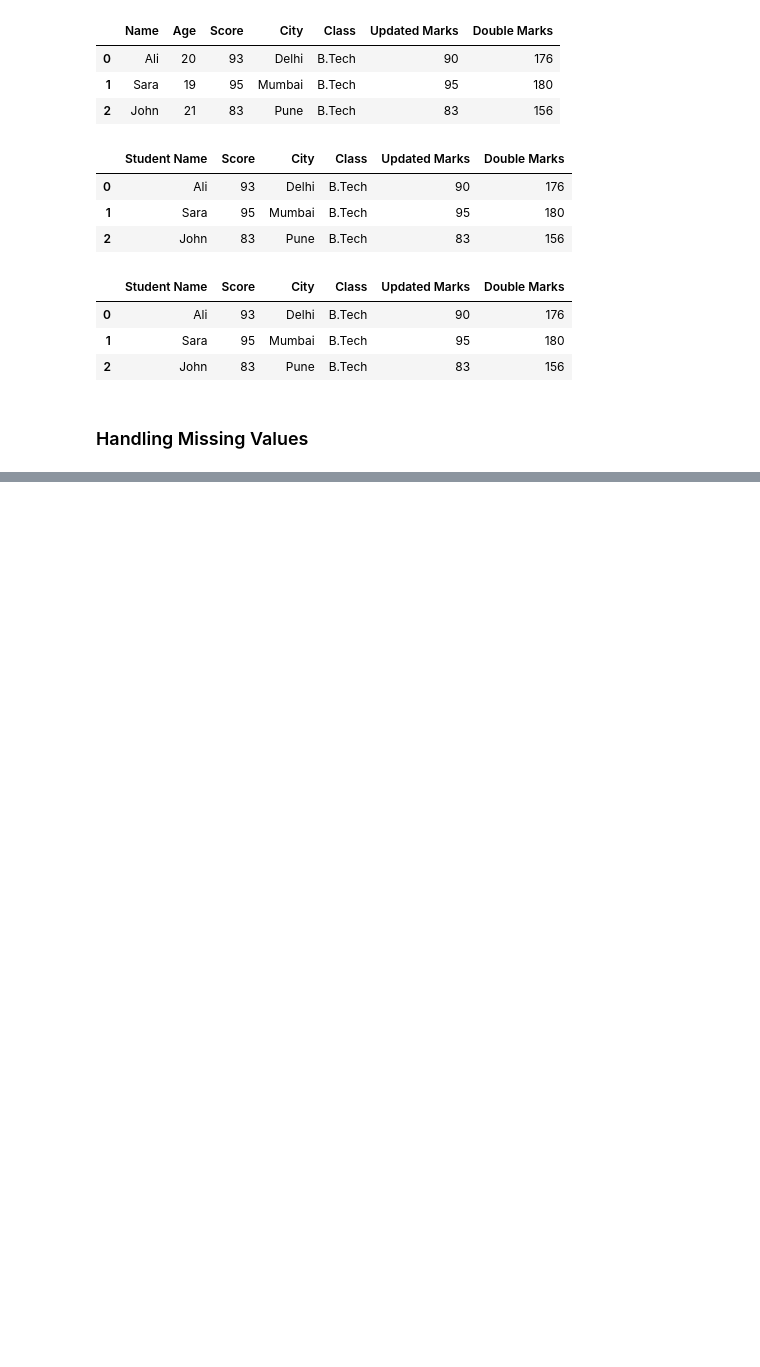
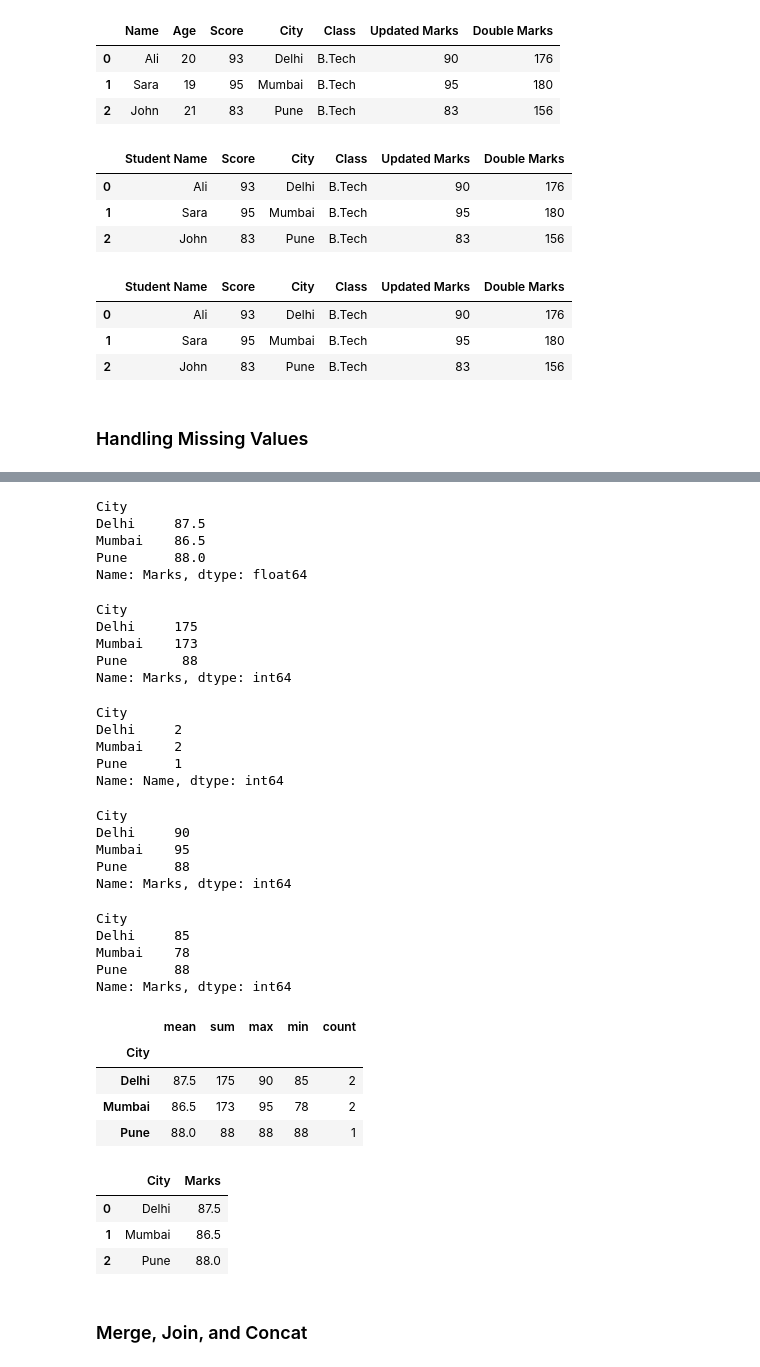
Before and after one commit to Sumaira-K/Python-Libraries, a Jupyter notebook: Pandas/Pandas_practice.ipynb, the cells around one changed output, grey strips where cells are left out. Saved outputs shown, nothing was run; the diff lists cells and outputs as text; code cells hidden in the pictures; blank space fills up the shorter version.

Commit message:
Updated Pandas practice notebook

```diff
--- a/Pandas/Pandas_practice.ipynb
+++ b/Pandas/Pandas_practice.ipynb
@@ -568,0 +730,12 @@ df.drop("Age", axis=1)
+# %%
+import pandas as pd
+
+data = {
+    "Name": ["Ali", "Sara", "John", "Emma", "David"],
+    "City": ["Delhi", "Delhi", "Mumbai", "Mumbai", "Pune"],
+    "Marks": [85, 90, 78, 95, 88]
+}
+
+df = pd.DataFrame(data)
+
+print(df)
@@ -568,0 +753,57 @@ df.drop("Age", axis=1)
+# %%
+df.groupby("City")["Marks"].mean()
+# %% [output]
+City
+Delhi     87.5
+Mumbai    86.5
+Pune      88.0
+Name: Marks, dtype: float64
+# %%
+df.groupby("City")["Marks"].sum()
+# %% [output]
+City
+Delhi     175
+Mumbai    173
+Pune       88
+Name: Marks, dtype: int64
+# %%
+df.groupby("City")["Name"].count()
+# %% [output]
+City
+Delhi     2
+Mumbai    2
+Pune      1
+Name: Name, dtype: int64
+# %%
+df.groupby("City")["Marks"].max()
+# %% [output]
+City
+Delhi     90
+Mumbai    95
+Pune      88
+Name: Marks, dtype: int64
+# %%
+df.groupby("City")["Marks"].min()
+# %% [output]
+City
+Delhi     85
+Mumbai    78
+Pune      88
+Name: Marks, dtype: int64
+# %%
+df.groupby("City")["Marks"].agg(["mean", "sum", "max", "min", "count"])
+# %% [output]
+|  | mean | sum | max | min | count |
+| City |  |  |  |  |  |
+| Delhi | 87.5 | 175 | 90 | 85 | 2 |
+| Mumbai | 86.5 | 173 | 95 | 78 | 2 |
+| Pune | 88.0 | 88 | 88 | 88 | 1 |
+# %%
+df.groupby("City")["Marks"].mean().reset_index()
+# %% [output]
+|  | City | Marks |
+| 0 | Delhi | 87.5 |
+| 1 | Mumbai | 86.5 |
+| 2 | Pune | 88.0 |
+# %% [markdown]
+### Merge, Join, and Concat
```
Also changed, not shown: parts of 35 cells of this notebook.
